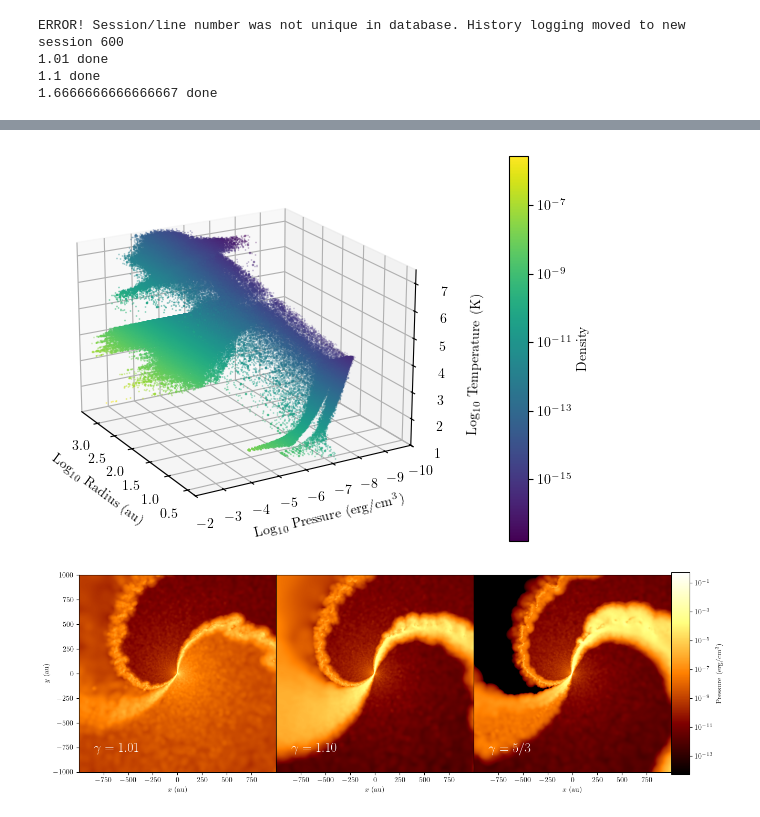
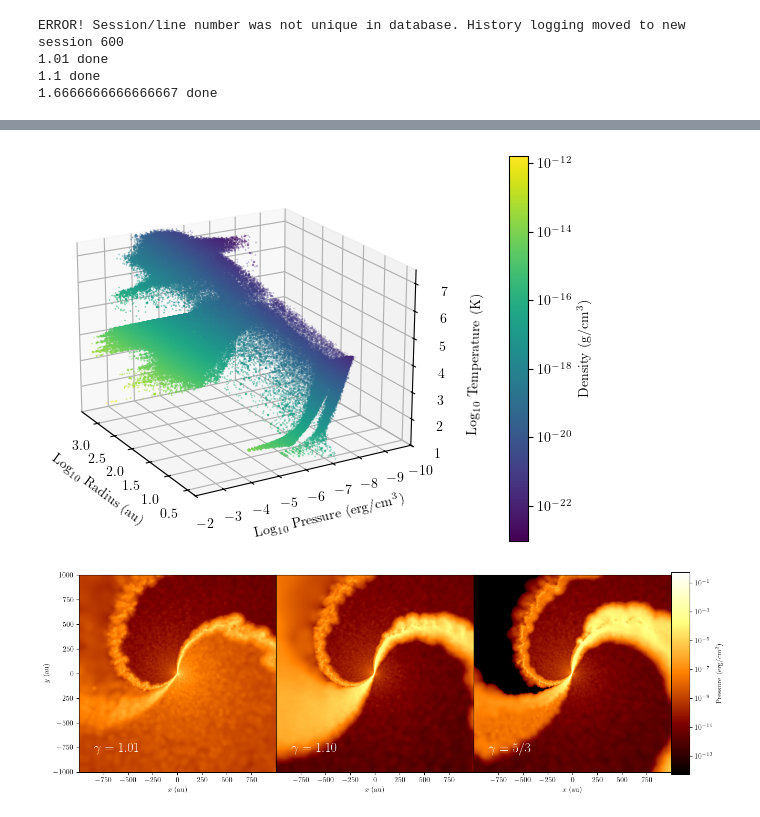
Before and after one commit to ryanwhite1/xenomorph, a Jupyter notebook: Sarracen_test.ipynb, the cells around one changed output, grey strips where cells are left out. Saved outputs shown, nothing was run; the diff lists cells and outputs as text; code cells hidden in the pictures.

```diff
--- a/Sarracen_test.ipynb
+++ b/Sarracen_test.ipynb
@@ -299,26 +351,26 @@ cbar.solids.set(alpha=1)
 # %%
+cmap = 'viridis'
+gamma = 1.10
+sdf = datasets[gamma][0]
+sort = np.array(np.argsort(sdf['rho'])).flatten()
+sort = sort[::2] # cut down size by 2
+
 fig = plt.figure(figsize=(7, 5))
 ax = fig.add_subplot(projection='3d')
 
-gamma = 1.10
-sdf = datasets[gamma][0]
-sort = np.array(np.argsort(sdf['rho'])).flatten()
-
-sort = sort[::2]
-
 scatter = ax.scatter(np.log10(sdf['r'].to_numpy()[sort] * _length * cm_to_au), np.log10(sdf['P'].to_numpy()[sort] * _density * _energy / _mass),
-                         np.log10(sdf['Tdust'].to_numpy()[sort]), c=sdf['rho'].to_numpy()[sort], cmap=cmap, norm='log',
+                         np.log10(sdf['Tdust'].to_numpy()[sort]), c=sdf['rho'].to_numpy()[sort] * _mass / _length**3, cmap=cmap, norm='log',
                marker=',', s=1e-2, rasterized=True)
 elev, azim, roll = 20, 150, None
 ax.view_init(elev=elev, azim=azim)
-cbar = plt.colorbar(scatter, ax=ax, label=r'Density', pad=0.15)
+cbar = plt.colorbar(scatter, ax=ax, label=r'Density (g/cm$^{3}$)', pad=0.15)
 ax.set(xlabel=r'Log$_{10}$ Radius (au)', ylabel=r'Log$_{10}$ Pressure (erg/cm$^3$)', zlabel=r'Log$_{10}$ Temperature (K)',
       xlim=(np.log10(2), np.log10(3e3)), ylim=(-10, -2), zlim=(1, 7.5))
 
 fig.savefig(f'Images/MRes_Plots/P_vs_r_vs_T_gamma{gamma:.2f}.png', dpi=400, bbox_inches='tight')
 fig.savefig(f'Images/MRes_Plots/P_vs_r_vs_T_gamma{gamma:.2f}.pdf', dpi=400, bbox_inches='tight')
 # %% [output]
-[figure, old version]
+[figure, new version]
 # %%
 fig, axes = plt.subplots(figsize=(15, 5), ncols=4, gridspec_kw={'wspace':0, 'width_ratios':[0.323, 0.323, 0.323, 0.03]})
 lim = (-1000, 1000)
```
Also changed, not shown: parts of 6 cells of this notebook, 10 other files.
